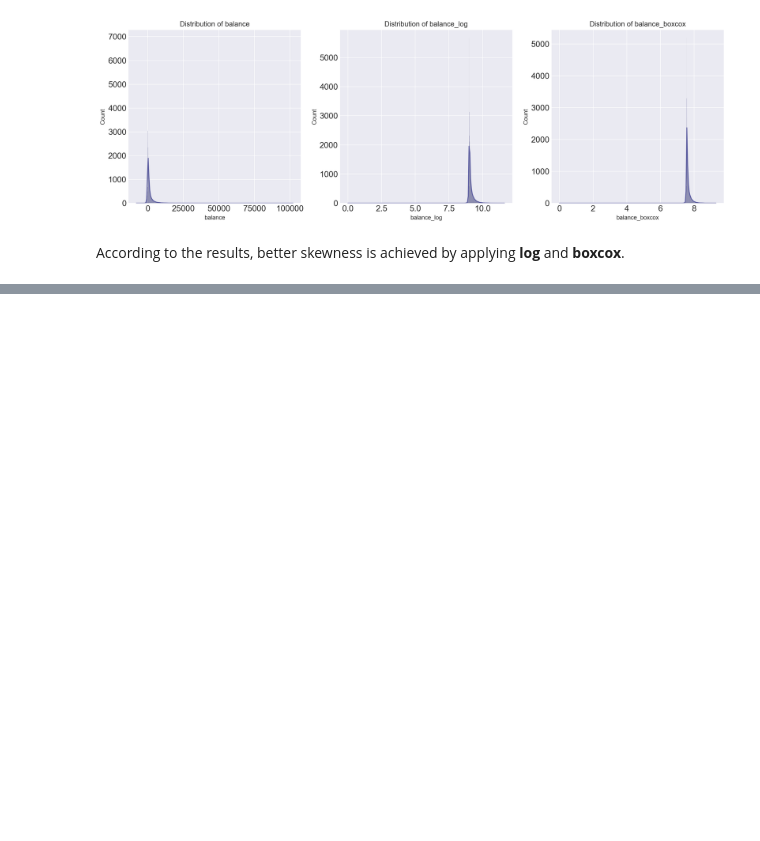
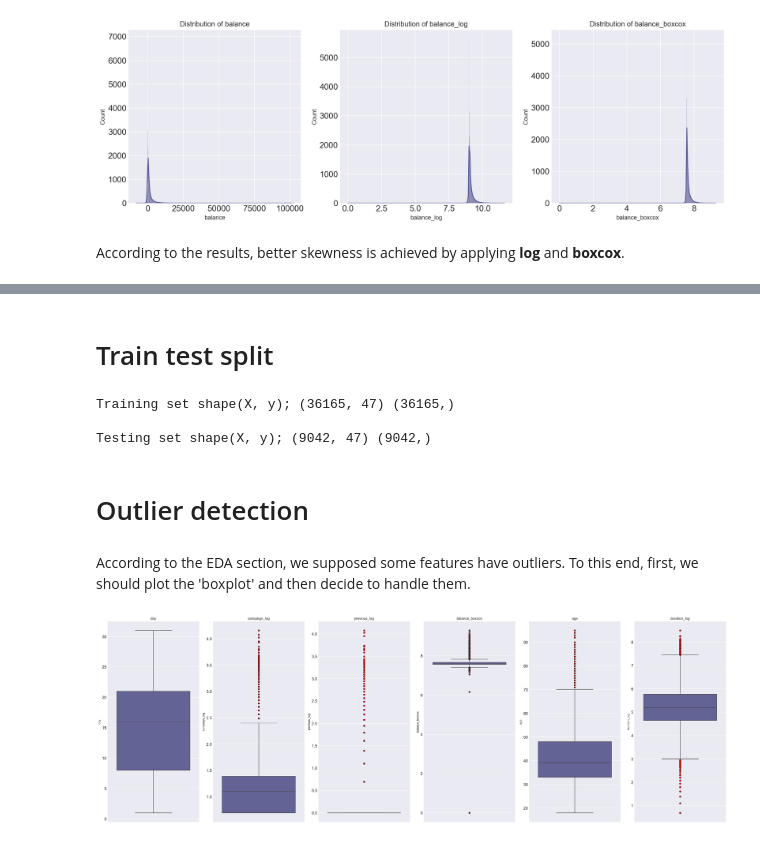
Before and after one commit to Maullin1996/python_data_cience, a Jupyter notebook: bank_Marketing.ipynb, the cells around one changed output, grey strips where cells are left out. Cells and saved outputs as stored; diff of their text form; code cells hidden in the pictures; blank space fills up the shorter version.

```diff
--- a/bank_Marketing.ipynb
+++ b/bank_Marketing.ipynb
@@ -1349,5 +1350,5 @@ plt.show()
 According to the results, better skewness is achieved by applying __log__ and __boxcox__.
 # %%
 # drop redundant columns
-impute_data = impute_data.drop(['balance', 'balance_log', 'campaign', 'campaign_log',
+impute_data = impute_data.drop(['balance', 'balance_log', 'campaign', 'campaign_sqrt',
                                 'previous', 'previous_sqrt', 'duration', 'duration_sqrt'], axis=1)
@@ -1353,0 +1357,6 @@ impute_data = impute_data.drop(['balance', 'balance_log', 'campaign', 'campaign_
+# %%
+# Target column:
+convertion_dict = {'yes': 1, "no": 0}
+impute_data['subscribed'] = impute_data['subscribed'].map(convertion_dict)
+
+impute_data
@@ -1353,0 +1377,5 @@ impute_data = impute_data.drop(['balance', 'balance_log', 'campaign', 'campaign_
+# %%
+
+# using pd.get_dummies for the other features
+impute_data = pd.get_dummies(impute_data, drop_first=True)
+impute_data
@@ -1353,0 +1396,2 @@ impute_data = impute_data.drop(['balance', 'balance_log', 'campaign', 'campaign_
+# %% [markdown]
+# Train test split
@@ -1353,0 +1401,37 @@ impute_data = impute_data.drop(['balance', 'balance_log', 'campaign', 'campaign_
+# %%
+X_train, X_test, y_train, y_test = train_test_split(X, y, test_size = 0.2, random_state = 42)
+
+print('Training set shape(X, y);', X_train.shape, y_train.shape)
+print()
+print('Testing set shape(X, y);', X_test.shape, y_test.shape)
+# %% [output]
+Training set shape(X, y); (36165, 47) (36165,)
+
+Testing set shape(X, y); (9042, 47) (9042,)
+# %% [markdown]
+# Outlier detection
+# %% [markdown]
+According to the EDA section, we supposed some features have outliers. To this end, first, we should plot the 'boxplot' and then decide to handle them.
+# %%
+red_circle = dict(markerfacecolor = 'red', marker = 'o', markeredgecolor = 'black')
+
+numerical_columns = ['day', 'campaign_log', 'previous_log', 'balance_boxcox', 'age', 'duration_log']
+
+# Create boxplots for numerical columns
+num_plots = len(numerical_columns)
+
+fig, axes = plt.subplots(nrows = 1, ncols = num_plots, figsize = (30, 10))
+
+for index, col in enumerate(numerical_columns):
+    sns.boxplot(
+        y = impute_data[col],
+        ax = axes[index],
+        flierprops = red_circle
+    )
+    axes[index].set_ylabel(col)
+    axes[index].set_title(col)
+
+plt.tight_layout()
+plt.show()
+# %% [output]
+[figure, added]
```
Also changed, not shown: parts of 24 cells of this notebook.
